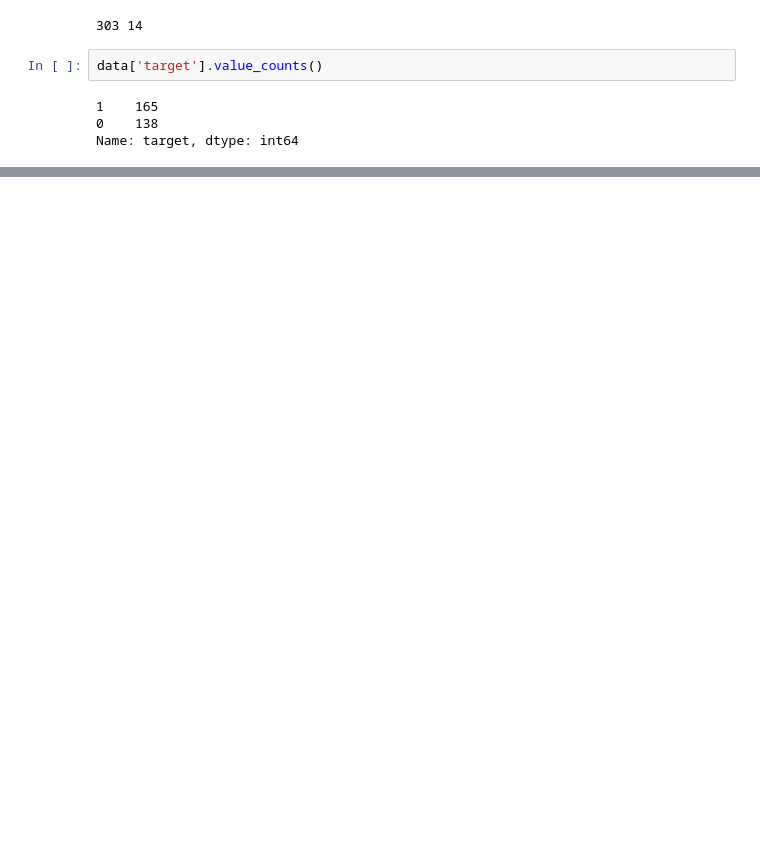
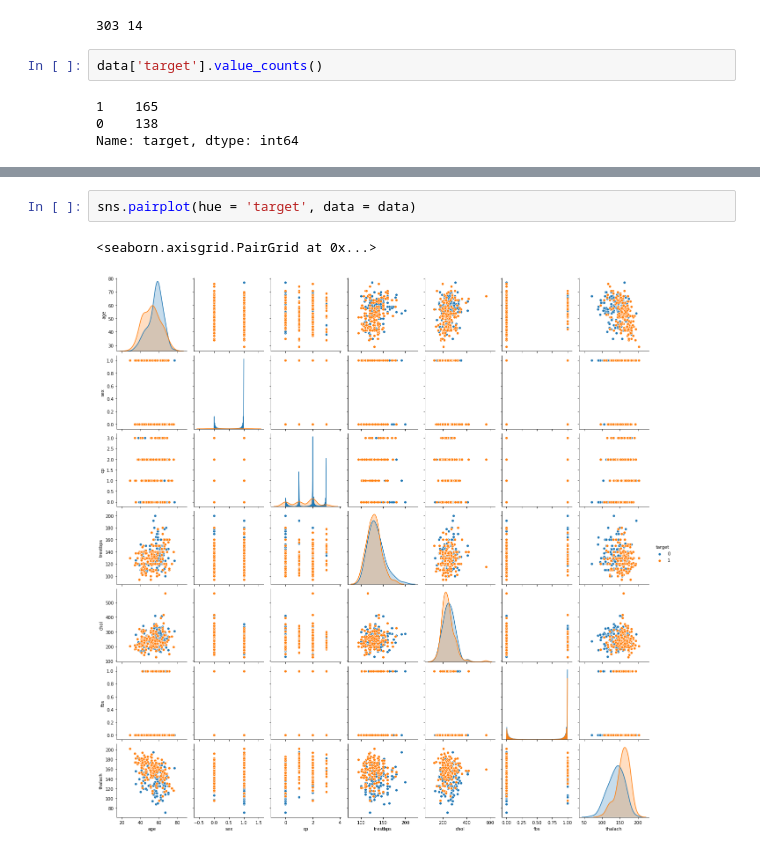
Before and after one commit to skbuddy/Cardiovascular_Disease_Prediction, a Jupyter notebook: Cardiovascular.ipynb, the cells around one changed output, grey strips where cells are left out. Drawn from its saved outputs; the diff is of its cells as text; blank space fills up the shorter version.

```diff
--- a/Cardiovascular.ipynb
+++ b/Cardiovascular.ipynb
@@ -32,0 +126,5 @@ Name: target, dtype: int64
+# %%
+sns.pairplot(hue = 'target', data = data)
+# %% [output]
+<seaborn.axisgrid.PairGrid at 0x...>
+[figure, added]
```
Also changed, not shown: parts of 47 cells of this notebook.
